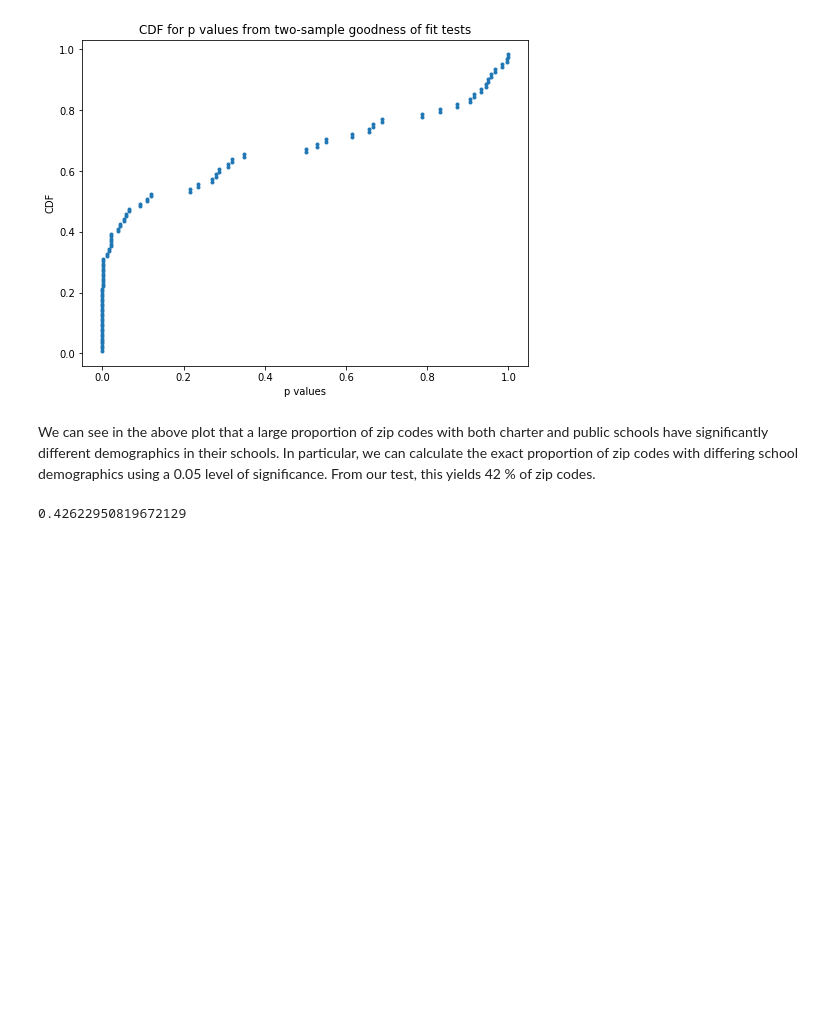
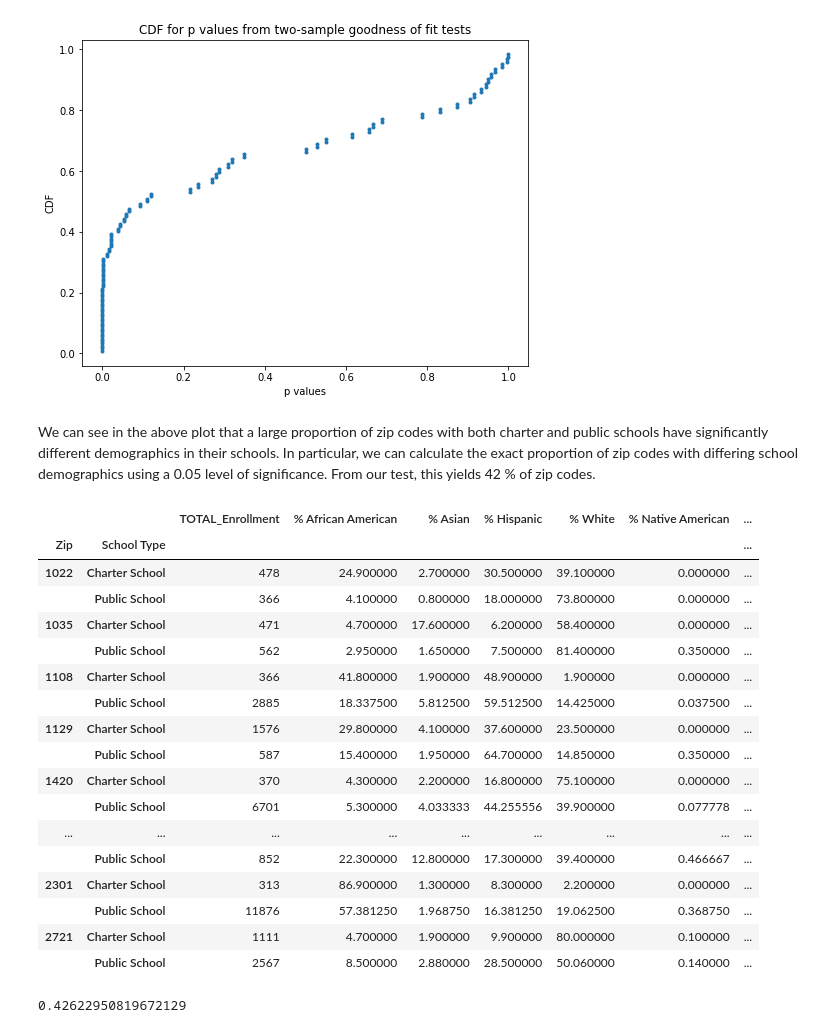
Before and after one commit to tharper07/Springboard-DSC-Projects, a Jupyter notebook: Capstone Project 1/Charter v Public Demographics.ipynb, the cells around one changed output. Saved outputs shown, nothing was run; the diff lists cells and outputs as text; code cells hidden in the pictures; blank space fills up the shorter version.

```diff
--- a/Capstone Project 1/Charter v Public Demographics.ipynb
+++ b/Capstone Project 1/Charter v Public Demographics.ipynb
@@ -109,6 +131,27 @@ Text(0.5,1,'CDF for p values from two-sample goodness of fit tests')
 [figure]
 # %% [markdown]
 We can see in the above plot that a large proportion of zip codes with both charter and public schools have significantly different demographics in their schools. In particular, we can calculate the exact proportion of zip codes with differing school demographics using a 0.05 level of significance. From our test, this yields 42 % of zip codes.
+# %%
+school_demographics_compare[school_demographics_compare['p_value'] < 0.05]
+# %% [output]
+|  |  | TOTAL_Enrollment | % African American | % Asian | % Hispanic | % White | % Native American | ... |
+| Zip | School Type |  |  |  |  |  |  | ... |
+| 1022 | Charter School | 478 | 24.900000 | 2.700000 | 30.500000 | 39.100000 | 0.000000 | ... |
+|  | Public School | 366 | 4.100000 | 0.800000 | 18.000000 | 73.800000 | 0.000000 | ... |
+| 1035 | Charter School | 471 | 4.700000 | 17.600000 | 6.200000 | 58.400000 | 0.000000 | ... |
+|  | Public School | 562 | 2.950000 | 1.650000 | 7.500000 | 81.400000 | 0.350000 | ... |
+| 1108 | Charter School | 366 | 41.800000 | 1.900000 | 48.900000 | 1.900000 | 0.000000 | ... |
+|  | Public School | 2885 | 18.337500 | 5.812500 | 59.512500 | 14.425000 | 0.037500 | ... |
+| 1129 | Charter School | 1576 | 29.800000 | 4.100000 | 37.600000 | 23.500000 | 0.000000 | ... |
+|  | Public School | 587 | 15.400000 | 1.950000 | 64.700000 | 14.850000 | 0.350000 | ... |
+| 1420 | Charter School | 370 | 4.300000 | 2.200000 | 16.800000 | 75.100000 | 0.000000 | ... |
+|  | Public School | 6701 | 5.300000 | 4.033333 | 44.255556 | 39.900000 | 0.077778 | ... |
+| ... | ... | ... | ... | ... | ... | ... | ... | ... |
+|  | Public School | 852 | 22.300000 | 12.800000 | 17.300000 | 39.400000 | 0.466667 | ... |
+| 2301 | Charter School | 313 | 86.900000 | 1.300000 | 8.300000 | 2.200000 | 0.000000 | ... |
+|  | Public School | 11876 | 57.381250 | 1.968750 | 16.381250 | 19.062500 | 0.368750 | ... |
+| 2721 | Charter School | 1111 | 4.700000 | 1.900000 | 9.900000 | 80.000000 | 0.100000 | ... |
+|  | Public School | 2567 | 8.500000 | 2.880000 | 28.500000 | 50.060000 | 0.140000 | ... |
 # %%
 sum(school_demographics_compare['p_value'] < 0.05)/len(school_demographics_compare['p_value'])
 # %% [output]
```
Also changed, not shown: parts of 6 cells of this notebook.
